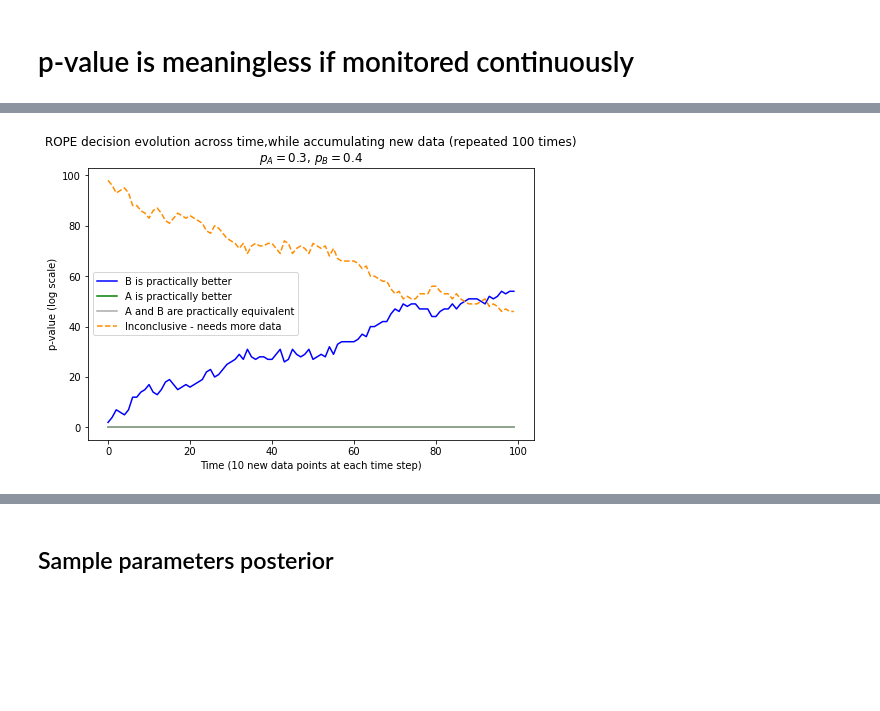
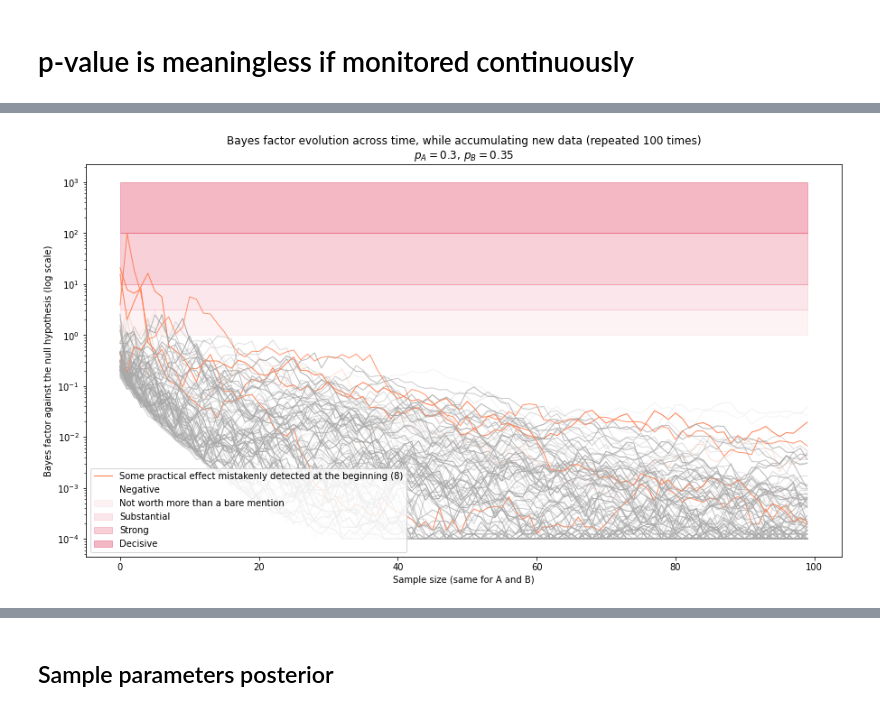
Before and after one commit to tbelhalfaoui/bayesian-sandbox, a Jupyter notebook: bayesian_abtest.ipynb, the cells around one changed output, grey strips where cells are left out. Drawn from its saved outputs; the diff is of its cells as text; code cells hidden in the pictures; blank space fills up the shorter version.

Commit message:
Use Wagenmakers A/B test model
* Make nice plots to compare frequentist and bayesian approach.
* Save experiments pickles.
* Add requirements.

```diff
--- a/bayesian_abtest.ipynb
+++ b/bayesian_abtest.ipynb
@@ -17,11 +17,13 @@ from scipy import stats
 
 import pymc3 as pm
 import arviz as az
-import abyes as ab
 import statsmodels.stats.api as sms
+import statsmodels.stats.proportion as proportion
 
-for w in (DeprecationWarning, FutureWarning):
+for w in (DeprecationWarning, FutureWarning, RuntimeWarning):
     simplefilter(action='ignore', category=w)
+
+plt.rcParams['figure.figsize'] = (15, 8)
 # %% [output]
 WARNING (theano.tensor.blas): Using NumPy C-API based implementation for BLAS functions.
 # %% [markdown]
@@ -90,7 +108,7 @@ try:
         trajectories_h0 = pickle.load(f)
 except FileNotFoundError:
     def generate_trajectory_(seed):
-        return generate_trajectory(prob_a=.3, prob_b=.3, length=100, step_size=10, bayesian=True, seed=seed)
+        return generate_trajectory(prob_a=.3, prob_b=.3, length=100, step_size=20, seed=seed)
 
     trajectories_h0 = process_map(generate_trajectory_, range(100), max_workers=4)
 
@@ -102,7 +120,7 @@ try:
         trajectories_h1 = pickle.load(f)
 except FileNotFoundError:
     def generate_trajectory_(seed):
-        return generate_trajectory(prob_a=.3, prob_b=.4, length=100, step_size=10, bayesian=True, seed=seed)
+        return generate_trajectory(prob_a=.3, prob_b=.35, length=100, step_size=20, seed=seed)
 
     trajectories_h1 = process_map(generate_trajectory_, range(100), max_workers=4)
 
@@ -169,0 +212,32 @@ plot_rope_decisions(trajectories_h0, .3, .3)
+# %%
+def plot_bayesian_trajectories(trajectories, proba_a, proba_b):
+    labels = {
+        'coral': f'Some practical effect mistakenly detected at the beginning ({sum(((traj.bayes_factor >= 3).any()).sum() for traj in trajectories)})',
+        'gray': f'No practical effect ({sum(((traj.bayes_factor < 3).all()).sum() for traj in trajectories)})',
+    }
+    plt.figure(figsize=(15, 8))
+    n = len(trajectories[0])
+    plt.yscale('log')
+    plt.title(f'Bayes factor evolution across time, '
+              f'while accumulating new data (repeated {len(trajectories)} times)\n'
+              f'$p_A = {proba_a}$, $p_B = {proba_b}$')
+    plt.xlabel('Sample size (same for A and B)')
+    plt.ylabel('Bayes factor against the null hypothesis (log scale)')
+    plt.fill_between(range(n), [100] * n, [1000] * n, color='crimson', alpha=.30, label='Decisive')
+    plt.fill_between(range(n), [10] * n, [100] * n, color='crimson', alpha=.20, label='Strong')
+    plt.fill_between(range(n), [3.2] * n, [10] * n, color='crimson', alpha=.1, label='Substantial')
+    plt.fill_between(range(n), [1] * n, [3.2] * n, color='crimson', alpha=.05, label='Not worth more than a bare mention')
+    plt.fill_between(range(n), [0] * n, [1] * n, color='white', alpha=0, label='Negative')
+
+    for traj in trajectories:
+        if (traj.bayes_factor >= 3).any():
+            color = 'coral'
+        else:
+            color = 'darkgray'
+        label = labels.get(color)
+        alpha = random.random()
+        if label:
+            alpha = 1
+            del labels[color]
+        plt.plot(traj.bayes_factor + 1e-4, color=color, linewidth=1, alpha=alpha, label=label)
+    _ = plt.legend(loc='lower left')
@@ -170,4 +248,4 @@ plot_rope_decisions(trajectories_h0, .3, .3)
 # %%
-plot_rope_decisions(trajectories_h1, .3, .4)
+plot_bayesian_trajectories(trajectories_h1, .3, .35)
 # %% [output]
-[figure, old version]
+[figure, new version]
```
Also changed, not shown: parts of 58 cells of this notebook, 3 other files.
